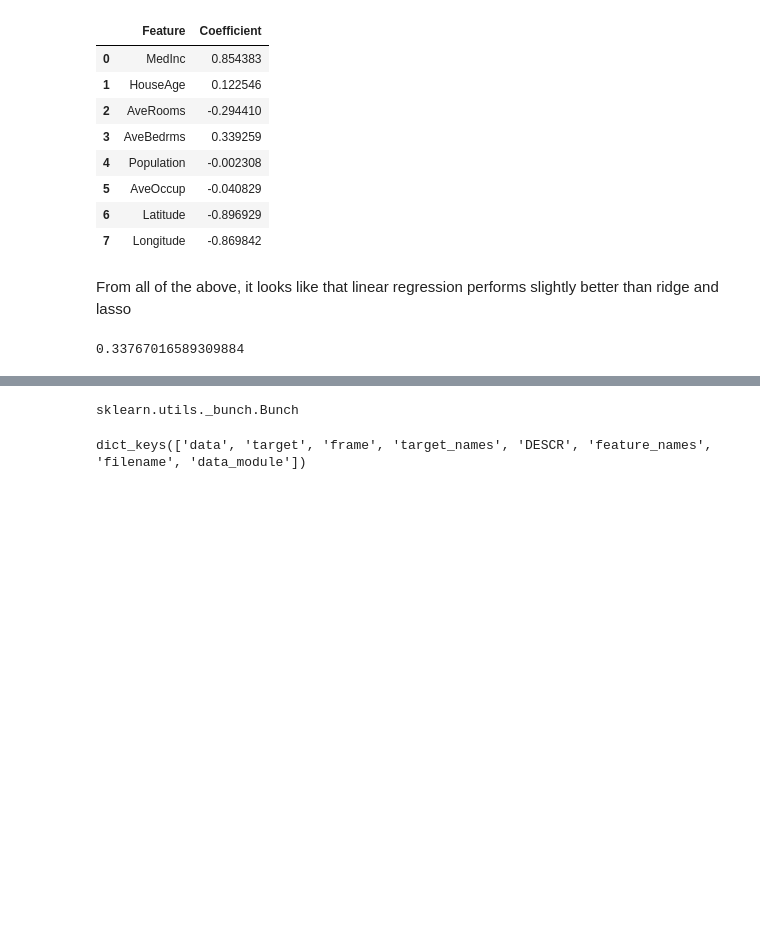
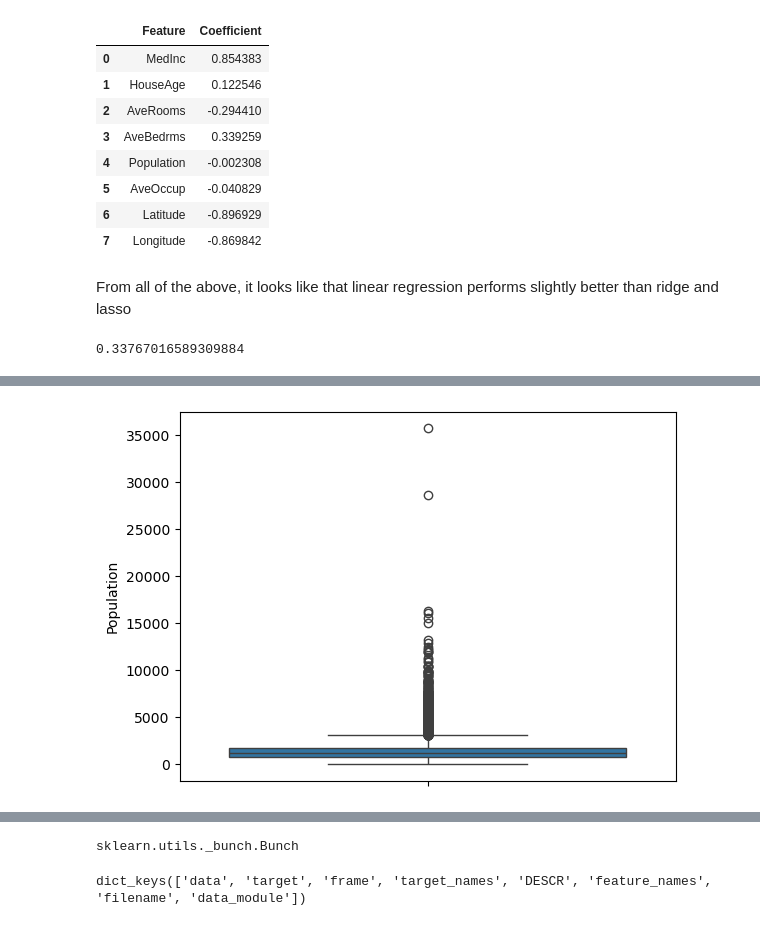
Before and after one commit to hcorbat1/Machine-Learning-Enhancement, a Jupyter notebook: ML preactice on linear & logistic regressions.ipynb, the cells around one changed output, grey strips where cells are left out. Drawn from its saved outputs; the diff is of its cells as text; code cells hidden in the pictures; blank space fills up the shorter version.

```diff
--- a/ML preactice on linear & logistic regressions.ipynb
+++ b/ML preactice on linear & logistic regressions.ipynb
@@ -238,0 +297,7 @@ print(r2_score1)
+# %%
+import matplotlib.pyplot as plt
+import seaborn as sns
+sns.boxplot(y = dataset['Population'])
+plt.show()
+# %% [output]
+[figure, added]
```
Also changed, not shown: parts of 7 cells of this notebook.
